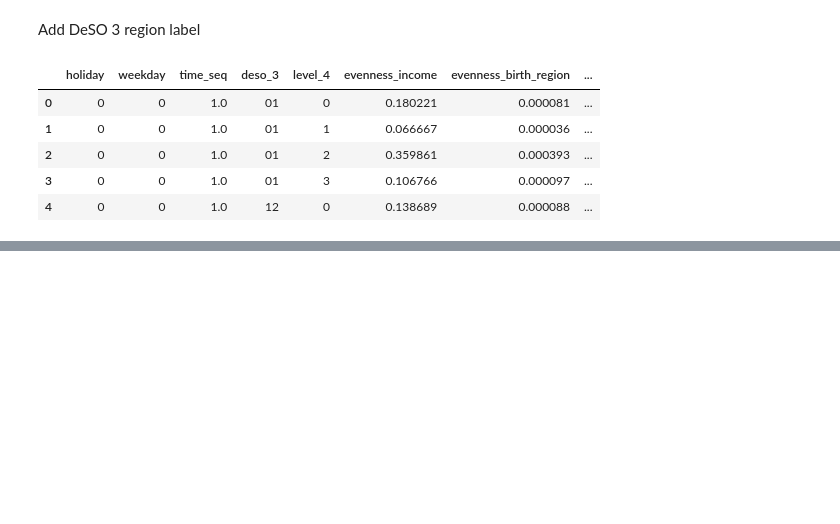
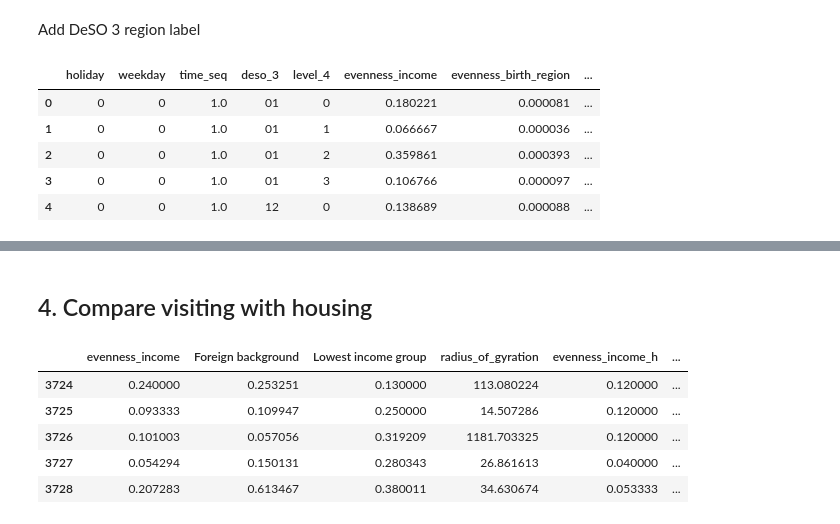
Before and after one commit to MobiSegInsights/mobi-social-segregation-se, a Jupyter notebook: src/6-mobi-segregation-hexagons-and-analysis.ipynb, the cells around one changed output, grey strips where cells are left out. Cells and saved outputs as stored; diff of their text form; code cells hidden in the pictures; blank space fills up the shorter version.

```diff
--- a/src/6-mobi-segregation-hexagons-and-analysis.ipynb
+++ b/src/6-mobi-segregation-hexagons-and-analysis.ipynb
@@ -233,0 +306,15 @@ gdf_sub_spatio.to_file('results/mobi_seg_spatio_static.geojson', driver='GeoJSON
+# %% [markdown]
+## 4. Compare visiting with housing
+# %%
+cols = ['evenness_income', 'Foreign background', 'Lowest income group', 'radius_of_gyration',
+        'evenness_income_h', 'Foreign background_h', 'radius_of_gyration_h']
+df_comp = gdf_sub_spatio.loc[(gdf_sub_spatio['weekday'] == 1) & (gdf_sub_spatio['holiday'] == 0), cols]
+df_comp.loc[:, 'income_gp'] = df_comp.loc[:, 'Lowest income group'].apply(lambda x: 'Low' if x > 0.25 else 'High')
+df_comp.head()
+# %% [output]
+|  | evenness_income | Foreign background | Lowest income group | radius_of_gyration | evenness_income_h | ... |
+| 3724 | 0.240000 | 0.253251 | 0.130000 | 113.080224 | 0.120000 | ... |
+| 3725 | 0.093333 | 0.109947 | 0.250000 | 14.507286 | 0.120000 | ... |
+| 3726 | 0.101003 | 0.057056 | 0.319209 | 1181.703325 | 0.120000 | ... |
+| 3727 | 0.054294 | 0.150131 | 0.280343 | 26.861613 | 0.040000 | ... |
+| 3728 | 0.207283 | 0.613467 | 0.380011 | 34.630674 | 0.053333 | ... |
```
Also changed, not shown: parts of 31 cells of this notebook, 49 other files.
